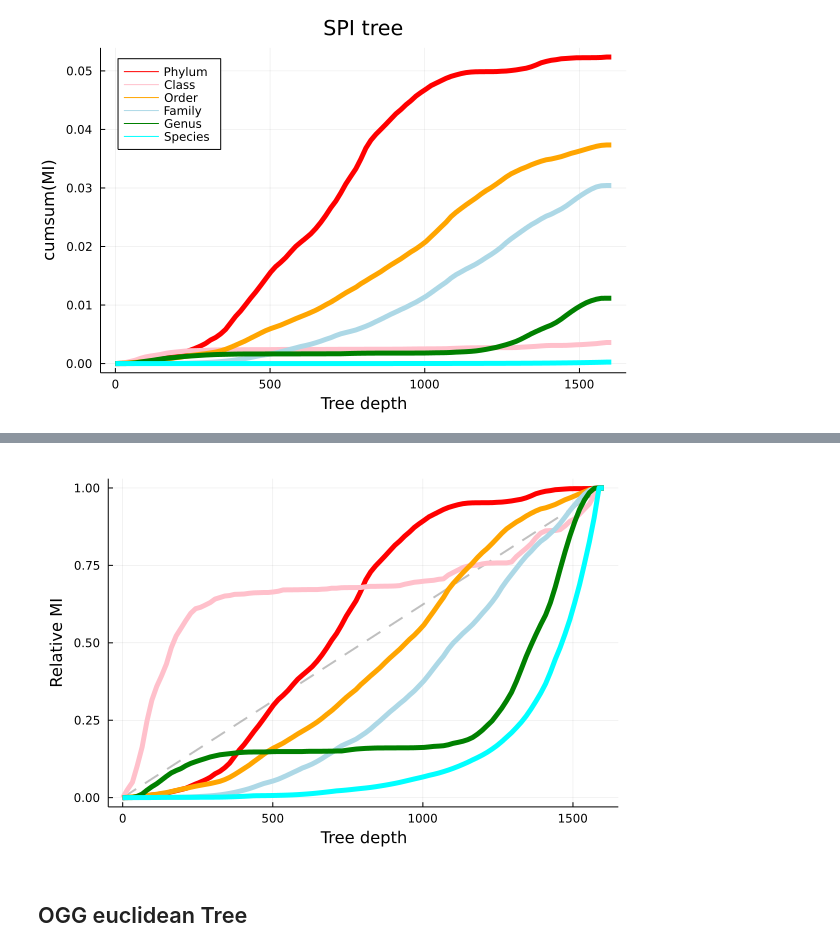
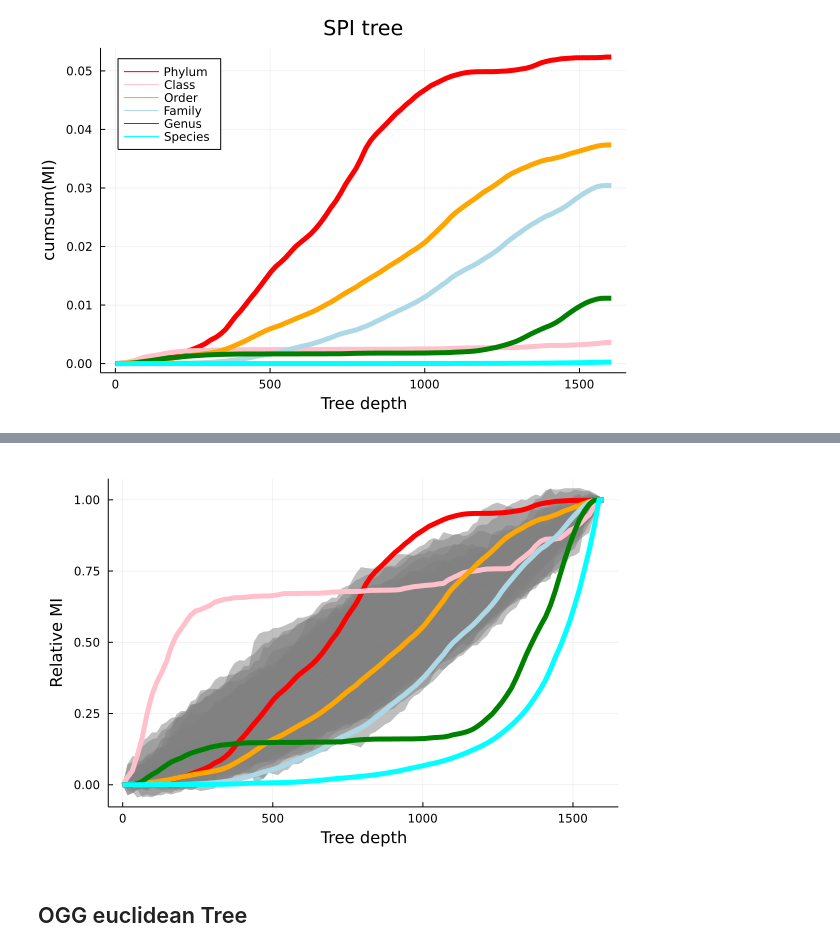
Before and after one commit to aramanlab/Doran_etal_2022, a Jupyter notebook: notebooks/reports/05_plotMIcurvesforaltdisttrees.ipynb, the cells around one changed output, grey strips where cells are left out. Saved outputs shown, nothing was run; the diff lists cells and outputs as text; code cells hidden in the pictures.

Commit message:
Update MI curves for alt dists

```diff
--- a/notebooks/reports/05_plotMIcurvesforaltdisttrees.ipynb
+++ b/notebooks/reports/05_plotMIcurvesforaltdisttrees.ipynb
@@ -81,28 +115,40 @@ savefig(joinpath(pdir, "SPItree_cumMI.svg"))
 # %%
 
 plot(
     # title="SPI tree",
     margin=3Plots.Measures.mm,
     ylabel="Relative MI",
     xlabel="Tree depth",
     legend=:none,
 )
-# for (tlab, tcol) in zip(taxaranklabels, taxarankcolors)
-#     df = filter(:taxaID=> ==(tlab), plotdf)
-#     perm_μ = Matrix(df[!,3:end]) |>
-#         m->scaledcumsum(m, dims=1) |>
-#         m->mean(m, dims=2)[:]
-#     perm_σ = Matrix(df[!,3:end]) |>
-#         m->scaledcumsum(m, dims=1) |>
-#         m->std(m, dims=2)[:]
-#     plot!(cuts, perm_μ, ribbon=1.96perm_σ, label="", c=:grey)
+for (tlab, tcol) in zip(taxaranklabels, taxarankcolors)
+    df = filter(:taxaID=> ==(tlab), plotdf)
+    perm_μ = Matrix(df[!,3:end]) |>
+        m->scaledcumsum(m, dims=1) |>
+        m->mean(m, dims=2)[:]
+    perm_σ = Matrix(df[!,3:end]) |>
+        m->scaledcumsum(m, dims=1) |>
+        m->std(m, dims=2)[:]
+    plot!(cuts, perm_μ, ribbon=1.96perm_σ, label="", c=:grey)
+end
+# permdf=DataFrame()
+# for i in 1:5
+#     permdf = hcat(permdf, unstack(plotdf, :id, :taxaID, "MI_perm$i"; renamecols=c->c * string(i))[:, 2:end])
 # end
-plot!([0, last(cuts)], [0,1], c=:grey, linestyle=:dash, alpha=.5, lw=2, label="Uniform")
+# perm_μ = Matrix(permdf) |>
+#     m->scaledcumsum(m, dims=1) |>
+#     m->mean(m, dims=2)[:]
+# perm_σ = Matrix(permdf) |>
+#     m->scaledcumsum(m, dims=1) |>
+#     m->std(m, dims=2)[:]
+# plot!(cuts, perm_μ, ribbon=1.96perm_σ, label="", c=:grey)
+
+# plot!([0, last(cuts)], [0,1], c=:grey, linestyle=:dash, alpha=.5, lw=2, label="Uniform")
 for (tlab, tcol) in zip(taxaranklabels, taxarankcolors)
     df = filter(:taxaID=> ==(tlab), plotdf)
     @df df plot!(cuts, scaledcumsum(:MI), label=tlab, c=tcol, lw=5)
 end
 plot!()
 # %% [output]
-[figure, old version]
+[figure, new version]
 # %%
```
Also changed, not shown: parts of 23 cells of this notebook.
